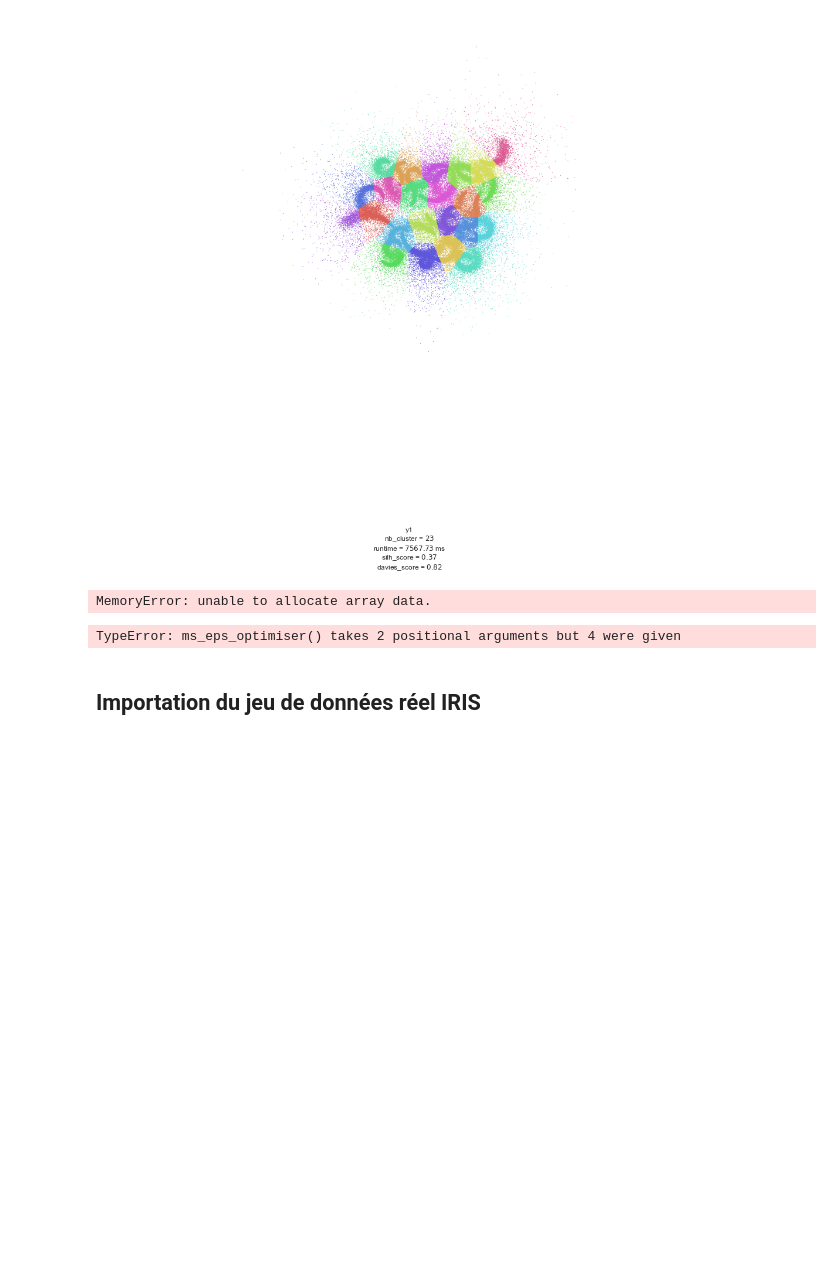
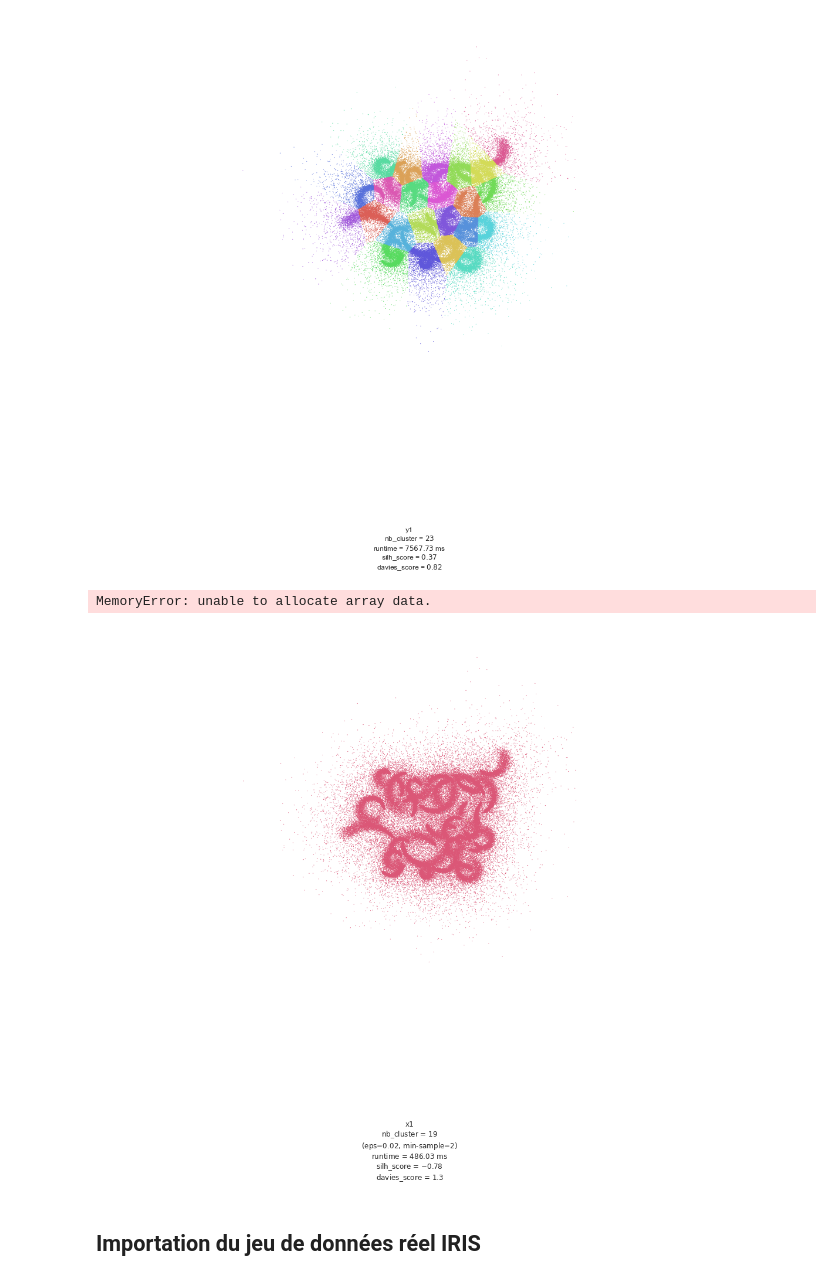
Before and after one commit to usernamedjpris/TP-apprentissage, a Jupyter notebook: IRIS-clustering.ipynb, the cells around one changed output. Saved outputs shown, nothing was run; the diff lists cells and outputs as text; code cells hidden in the pictures; blank space fills up the shorter version.

```diff
--- a/IRIS-clustering.ipynb
+++ b/IRIS-clustering.ipynb
@@ -181,13 +165,13 @@ k_optimiser(KMeans, datasets, names, "KMEAN", init='k-means++', random_state=0)
 # %% [output]
 [figure]
 # %%
-k_optimiser(AgglomerativeClustering, datasets, names, "AGG_WARD", affinity='euclidean', linkage='ward')
+k_optimiser(AgglomerativeClustering, datasets[4:], names, "AGG_WARD", affinity='euclidean', linkage='ward')
 # %% [output]
 MemoryError: unable to allocate array data.
 # %%
-ms_eps_optimiser(DBSCAN, datasets, names, "DBSCAN", metric='euclidean', metric_params=None, algorithm='auto', leaf_size=30, p=None, n_jobs=None)
+ms_eps_optimiser(DBSCAN, datasets[4:], names, "DBSCAN", metric='euclidean', metric_params=None, algorithm='auto', leaf_size=30, p=None, n_jobs=None)
 # %% [output]
-TypeError: ms_eps_optimiser() takes 2 positional arguments but 4 were given
+[figure, added]
 # %% [markdown]
 ## Importation du jeu de données réel IRIS
 # %%
```
Also changed, not shown: parts of 12 cells of this notebook.
